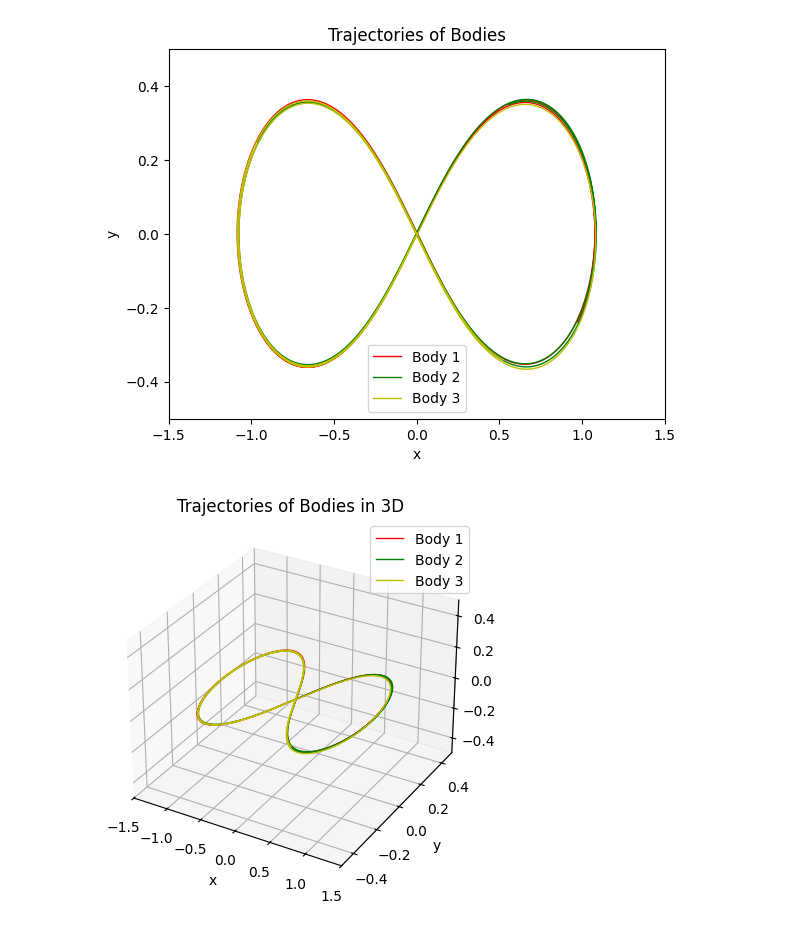
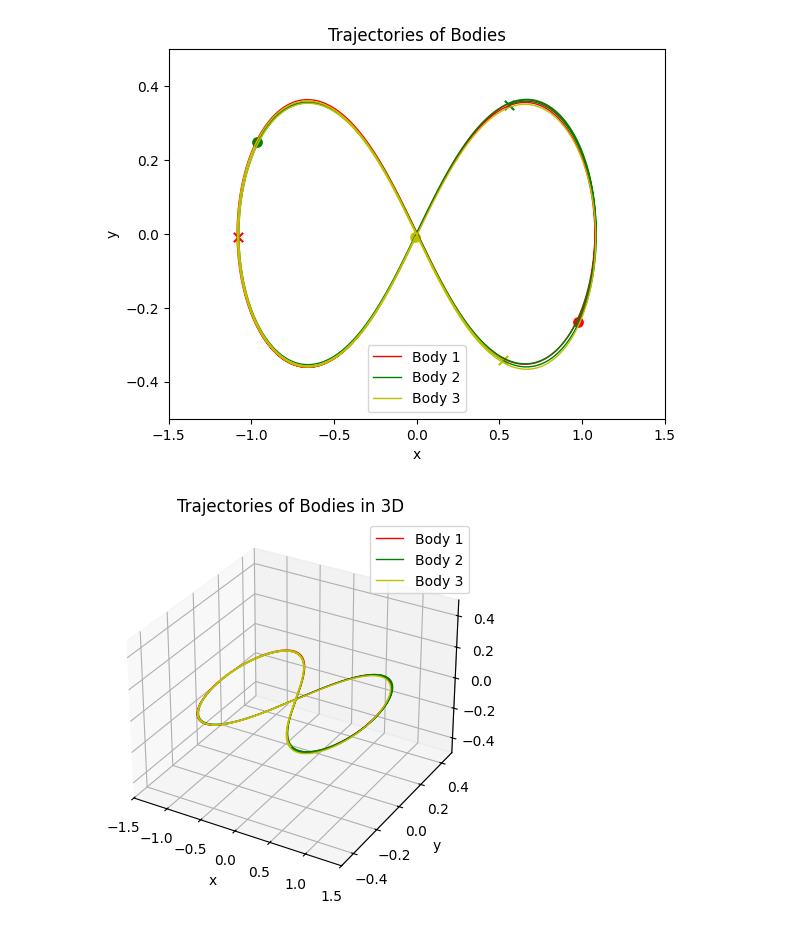
Before and after one commit to GJ-007-sage/Astronomy, a Jupyter notebook: 3_body_simulation.ipynb, the cells around one changed output. Drawn from its saved outputs; the diff is of its cells as text; code cells hidden in the pictures.

```diff
--- a/3_body_simulation.ipynb
+++ b/3_body_simulation.ipynb
@@ -50,34 +50,38 @@ body2 = Body(1.0, [-0.97000436, 0.24308753], [0.93240737/2, 0.86473/2])
 body3 = Body(1.0, [0.0, 0.0], [-0.93240737, -0.86473146])
 
 system = ThreeBodySystem([body1, body2, body3])
 
 def simulate(system, steps, dt):
     positions = []
     for _ in range(steps):
         system.update(dt)
         positions.append([body.position.copy() for body in system.bodies])
     return np.array(positions)
 
 # Simulation parameters
 steps = 1000
 dt = 0.01
 positions = simulate(system, steps, dt)
 
 # Plotting trajectories
 fig, ax = plt.subplots()
 colors = ['r', 'g', 'y']
 for i in range(3):
     ax.plot(positions[:, i, 0], positions[:, i, 1], color=colors[i], label=f'Body {i+1}', linewidth=1)
+# Mark initial positions with 'o' and final positions with 'x'
+for i in range(3):
+    ax.scatter(positions[0, i, 0], positions[0, i, 1], color=colors[i], marker='o', s=45)  # Initial positions
+    ax.scatter(positions[-1, i, 0], positions[-1, i, 1], color=colors[i], marker='x', s=45)  # Final positions
 ax.set_title('Trajectories of Bodies')
 ax.set_xlabel('x')
 ax.set_ylabel('y')
 ax.set_xlim(-1.5, 1.5)
 ax.set_ylim(-0.5, 0.5)
 ax.legend()
 plt.savefig("three_body_trajectories.png")
 plt.show()
 # %% [output]
-[figure, old version]
+[figure, new version]
 # %%
 import numpy as np
 import matplotlib.pyplot as plt
```
